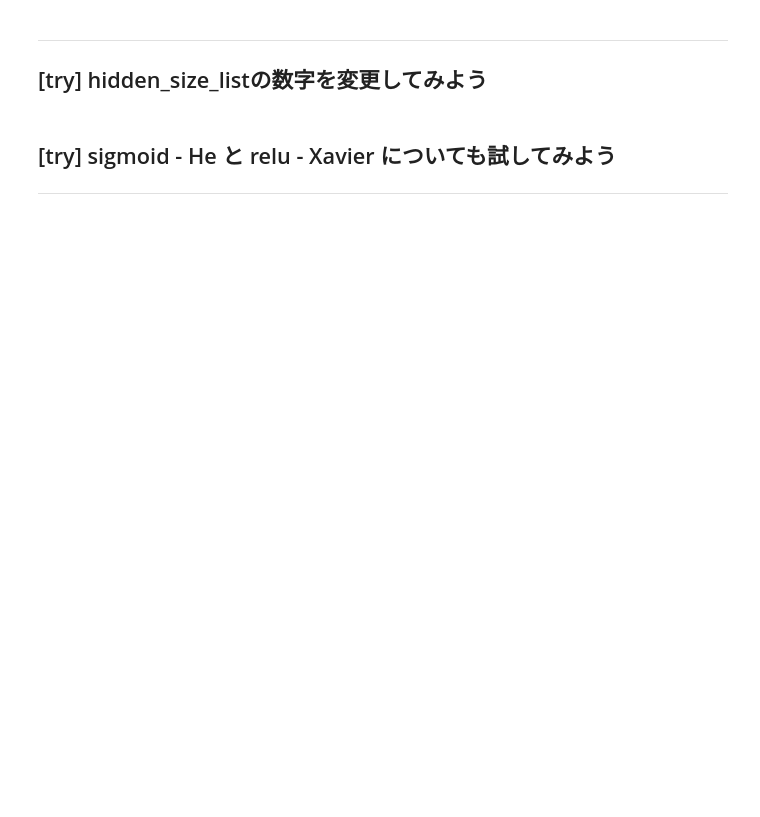
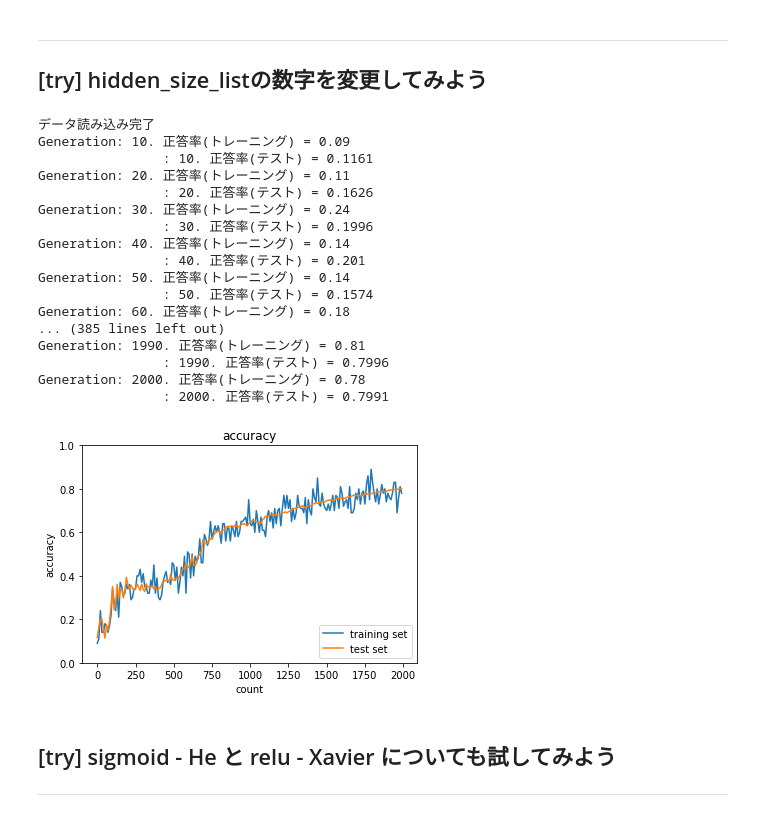
Before and after one commit to MatSoich/RabbitChallenge, a Jupyter notebook: 深層学習Day2/codes/2_2_2_vanishing_gradient_modified.ipynb, the cells around one changed output. Saved outputs shown, nothing was run; the diff lists cells and outputs as text; code cells hidden in the pictures; blank space fills up the shorter version.

```diff
--- a/深層学習Day2/codes/2_2_2_vanishing_gradient_modified.ipynb
+++ b/深層学習Day2/codes/2_2_2_vanishing_gradient_modified.ipynb
@@ -336,6 +410,78 @@ plt.show()
 # %% [markdown]
 ----------------------------------------------------------------------------------------------------------------------------------------------------------------------------
 ## [try] hidden_size_listの数字を変更してみよう
+# %%
+# データの読み込み
+(x_train, d_train), (x_test, d_test) = load_mnist(normalize=True, one_hot_label=True)
+
+print("データ読み込み完了")
+
+network = MultiLayerNet(input_size=784, hidden_size_list=[20, 10], output_size=10, activation='sigmoid', weight_init_std='Xavier')
+
+iters_num = 2000
+train_size = x_train.shape[0]
+batch_size = 100
+learning_rate = 0.1
+
+train_loss_list = []
+accuracies_train = []
+accuracies_test = []
+
+plot_interval=10
+
+for i in range(iters_num):
+    batch_mask = np.random.choice(train_size, batch_size)
+    x_batch = x_train[batch_mask]
+    d_batch = d_train[batch_mask]
+
+    # 勾配
+    grad = network.gradient(x_batch, d_batch)
+
+    for key in ('W1', 'W2', 'W3', 'b1', 'b2', 'b3'):
+        network.params[key] -= learning_rate * grad[key]
+
+    loss = network.loss(x_batch, d_batch)
+    train_loss_list.append(loss)
+
+    if (i + 1) % plot_interval == 0:
+        accr_test = network.accuracy(x_test, d_test)
+        accuracies_test.append(accr_test)
+        accr_train = network.accuracy(x_batch, d_batch)
+        accuracies_train.append(accr_train)
+
+        print('Generation: ' + str(i+1) + '. 正答率(トレーニング) = ' + str(accr_train))
+        print('                : ' + str(i+1) + '. 正答率(テスト) = ' + str(accr_test))
+
+
+lists = range(0, iters_num, plot_interval)
+plt.plot(lists, accuracies_train, label="training set")
+plt.plot(lists, accuracies_test,  label="test set")
+plt.legend(loc="lower right")
+plt.title("accuracy")
+plt.xlabel("count")
+plt.ylabel("accuracy")
+plt.ylim(0, 1.0)
+# グラフの表示
+plt.show()
+# %% [output]
+データ読み込み完了
+Generation: 10. 正答率(トレーニング) = 0.09
+                : 10. 正答率(テスト) = 0.1161
+Generation: 20. 正答率(トレーニング) = 0.11
+                : 20. 正答率(テスト) = 0.1626
+Generation: 30. 正答率(トレーニング) = 0.24
+                : 30. 正答率(テスト) = 0.1996
+Generation: 40. 正答率(トレーニング) = 0.14
+                : 40. 正答率(テスト) = 0.201
+Generation: 50. 正答率(トレーニング) = 0.14
+                : 50. 正答率(テスト) = 0.1574
+Generation: 60. 正答率(トレーニング) = 0.18
+... (385 lines left out)
+Generation: 1990. 正答率(トレーニング) = 0.81
+                : 1990. 正答率(テスト) = 0.7996
+Generation: 2000. 正答率(トレーニング) = 0.78
+                : 2000. 正答率(テスト) = 0.7991
+[figure, added]
 # %% [markdown]
 ## [try] sigmoid - He と relu - Xavier についても試してみよう
 ----------------------------------------------------------------------------------------------------------------------------------------------------------------------------
```
Also changed, not shown: parts of 10 cells of this notebook, 11 other files.
